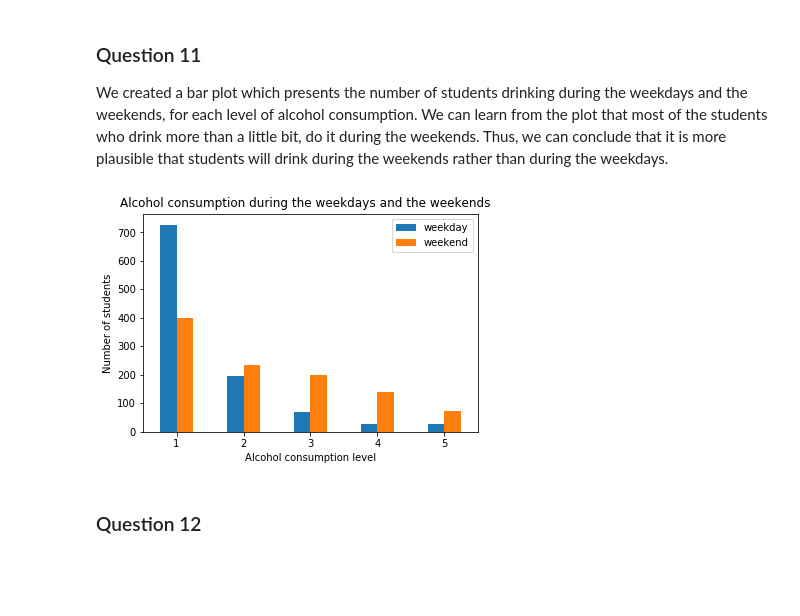
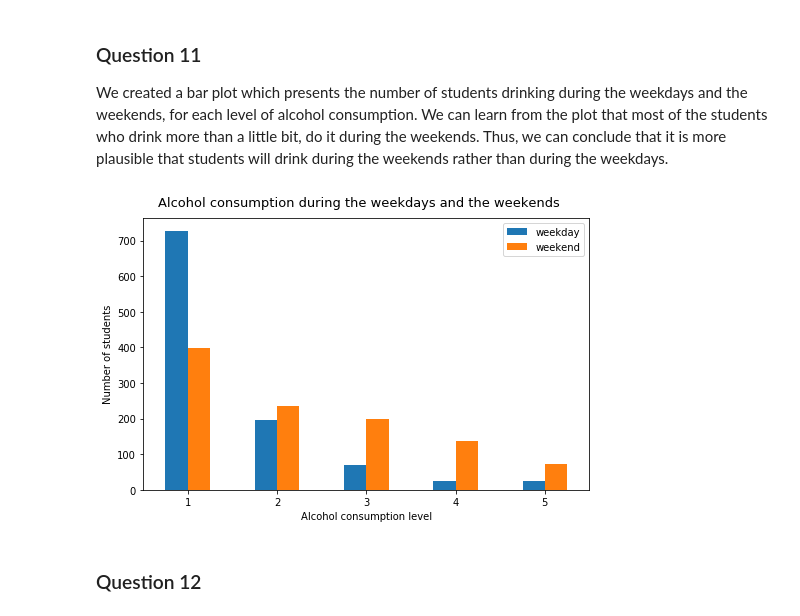
Before and after one commit to dvir019/Introduction_to_Data_Analysis-HW2, a Jupyter notebook: HW2_212234637_324270883.ipynb, the cells around one changed output. Cells and saved outputs as stored; diff of their text form; code cells hidden in the pictures; blank space fills up the shorter version.

```diff
--- a/HW2_212234637_324270883.ipynb
+++ b/HW2_212234637_324270883.ipynb
@@ -113,35 +113,40 @@ We can learn from the plot that most of the students who drink more than a littl
 # %%
 # Create dataframe for the weekdays
 weekday_alcohol = hw_df['Dalc']
 weekday_alcohol_count = weekday_alcohol.value_counts()
 
 # Create dataframe for the weekendss
 weekend_alcohol = hw_df['Walc']
 weekend_alcohol_count = weekend_alcohol.value_counts()
 
+# Create array of the alcohol consumption levels
 alcohol_consumption_levels = np.arange(1, 6)
 
-# Merge the dataframes
+# Create dataframe for the alcohol consumption levels count
 alcohol_df = pd.DataFrame({'alcohol': alcohol_consumption_levels, 'weekday': weekday_alcohol_count,
                            'weekend':weekend_alcohol_count})
 
+# Create the plot
 fig, axs = plt.subplots()
 alcohol_df.plot(kind='bar', x='alcohol', y=['weekday', 'weekend'], ax = axs)
 
 # Rotate the tick marks in the x axis
 axs.tick_params('x',labelrotation=0)
 
 # Set the lables of the axes
 plt.xlabel('Alcohol consumption level')
 plt.ylabel('Number of students')
 
 # Add a title
-fig.suptitle("Alcohol consumption during the weekdays and the weekends", y=0.94)
+fig.suptitle("Alcohol consumption during the weekdays and the weekends", fontsize=13, y=0.94)
+
+# Set the size of the plot
+fig.set_size_inches(8,5)
 
 # Show the plot
 plt.show()
 # %% [output]
-[figure, old version]
+[figure, new version]
 # %% [markdown]
 ### Question 12
 # %% [markdown]
```
